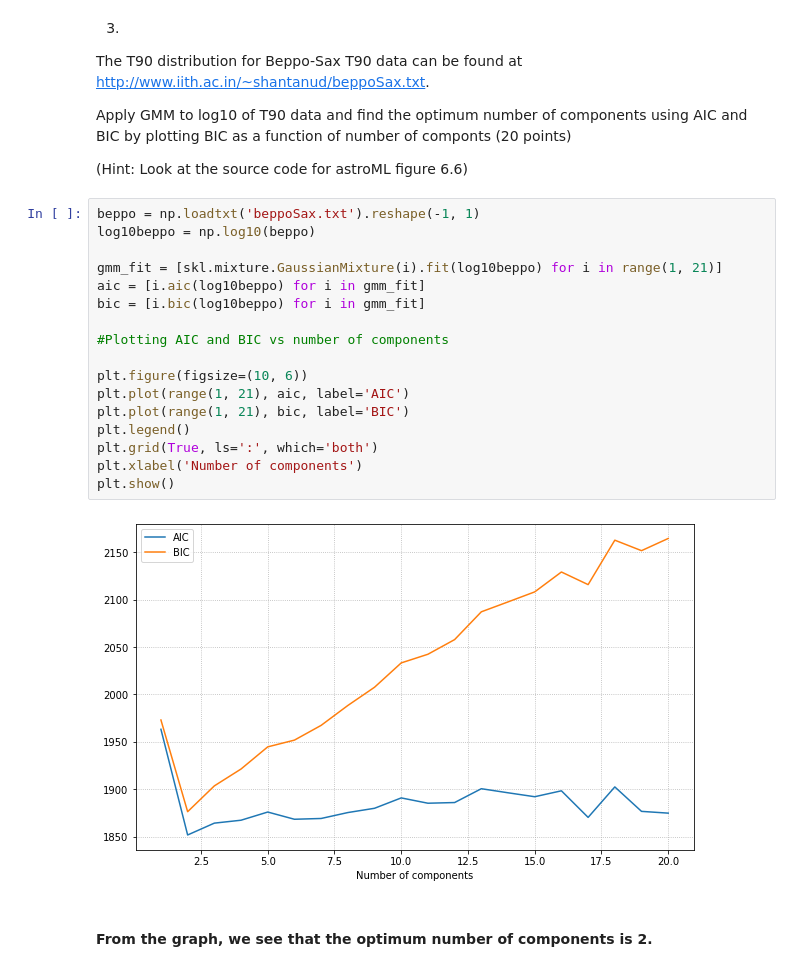
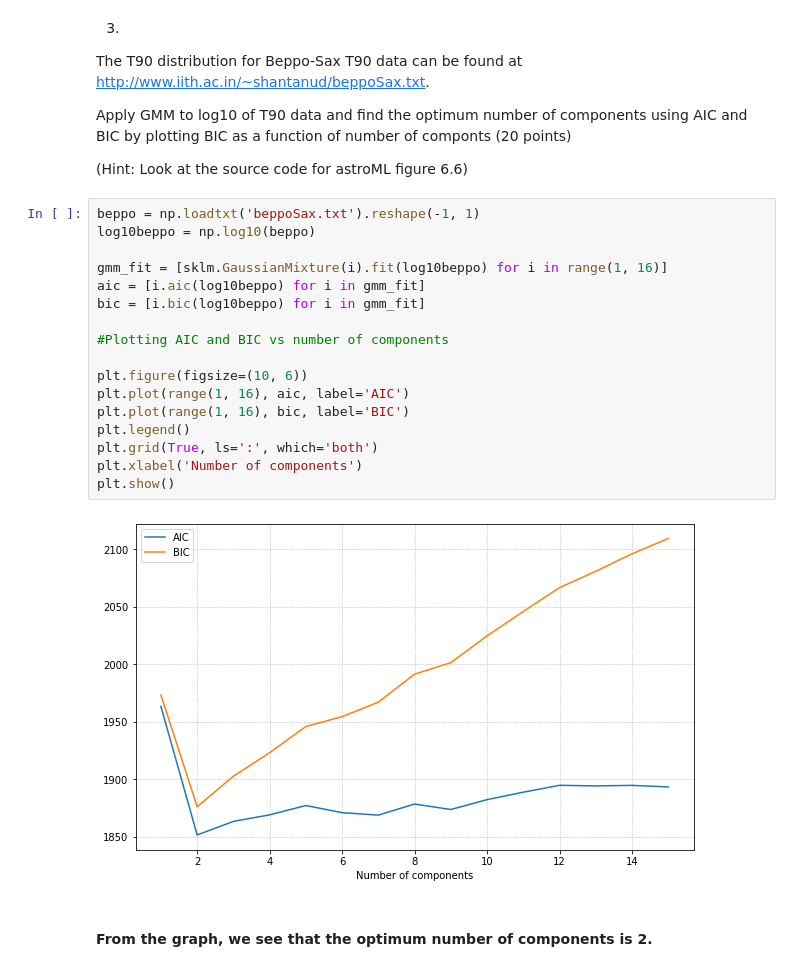
Before and after one commit to DarkWake9/EP4130, a Jupyter notebook: Assignment-5/EP20BTECH11015-Assignment-5.ipynb, the cells around one changed output. Saved outputs shown, nothing was run; the diff lists cells and outputs as text.

```diff
--- a/Assignment-5/EP20BTECH11015-Assignment-5.ipynb
+++ b/Assignment-5/EP20BTECH11015-Assignment-5.ipynb
@@ -88,21 +88,21 @@ BIC by plotting BIC as a function of number of componts (20 points)
 # %%
 beppo = np.loadtxt('beppoSax.txt').reshape(-1, 1)
 log10beppo = np.log10(beppo)
 
-gmm_fit = [skl.mixture.GaussianMixture(i).fit(log10beppo) for i in range(1, 21)]
+gmm_fit = [sklm.GaussianMixture(i).fit(log10beppo) for i in range(1, 16)]
 aic = [i.aic(log10beppo) for i in gmm_fit]
 bic = [i.bic(log10beppo) for i in gmm_fit]
 
 #Plotting AIC and BIC vs number of components
 
 plt.figure(figsize=(10, 6))
-plt.plot(range(1, 21), aic, label='AIC')
-plt.plot(range(1, 21), bic, label='BIC')
+plt.plot(range(1, 16), aic, label='AIC')
+plt.plot(range(1, 16), bic, label='BIC')
 plt.legend()
 plt.grid(True, ls=':', which='both')
 plt.xlabel('Number of components')
 plt.show()
 # %% [output]
-[figure, old version]
+[figure, new version]
 # %% [markdown]
 #### From the graph, we see that the optimum number of components is 2.
```
Also changed, not shown: parts of 2 cells of this notebook, 1 other file.
